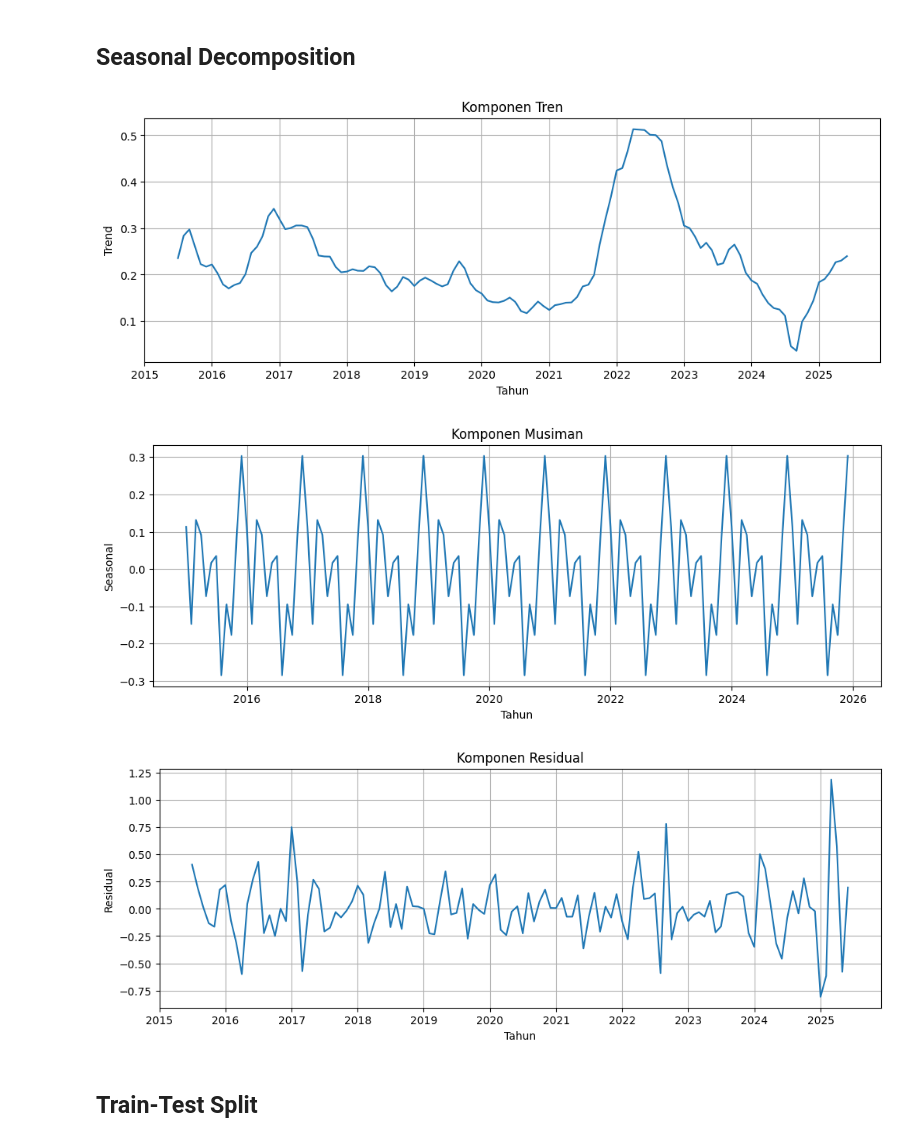
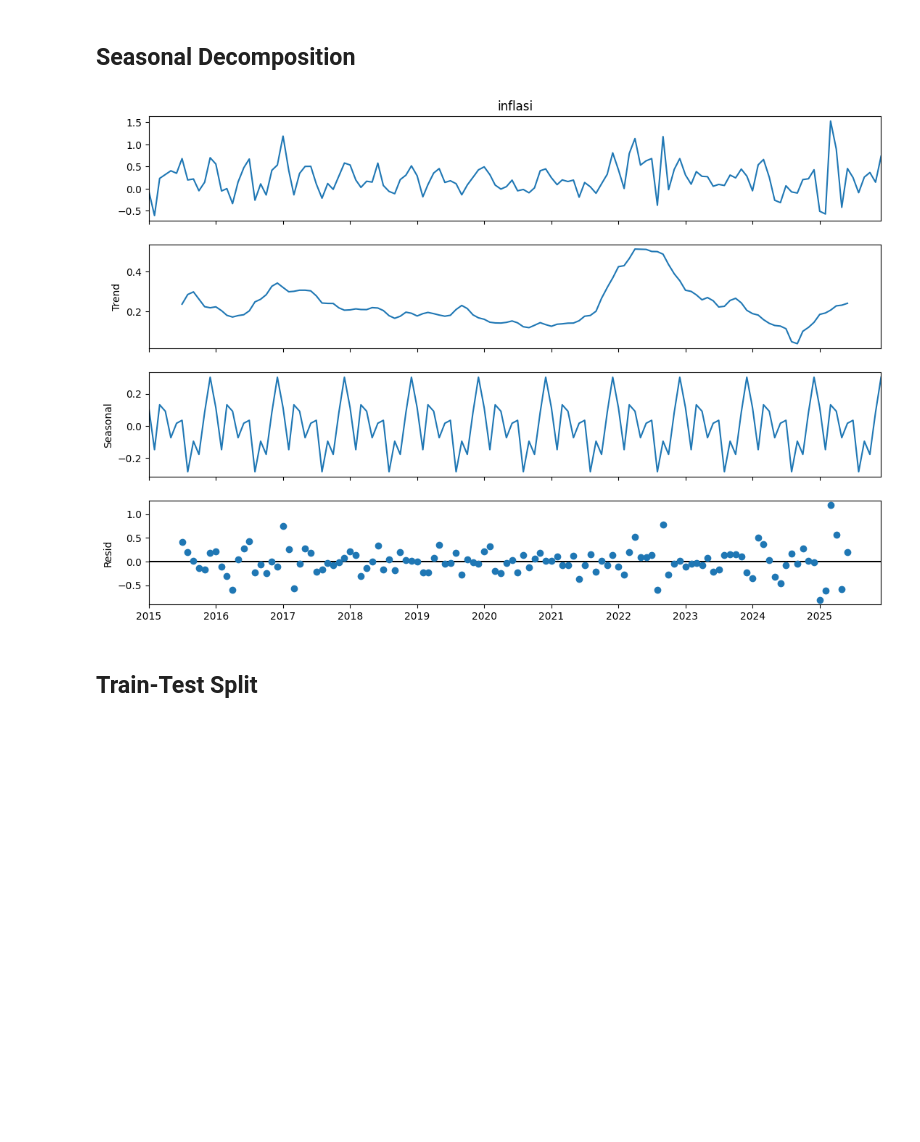
Before and after one commit to 14aprows/time-series-inflation-sarima-bps, a Jupyter notebook: PRW_FINAL.ipynb, the cells around one changed output. Drawn from its saved outputs; the diff is of its cells as text; code cells hidden in the pictures; blank space fills up the shorter version.

```diff
--- a/PRW_FINAL.ipynb
+++ b/PRW_FINAL.ipynb
@@ -88,37 +84,15 @@ plt.show()
 # %%
 decomposition = seasonal_decompose(
     df_jatim["inflasi"],
     model="additive",
     period=12
 )
 
-plt.figure(figsize=(12, 4))
-plt.plot(decomposition.trend)
-plt.title("Komponen Tren")
-plt.xlabel("Tahun")
-plt.ylabel("Trend")
-plt.grid(True)
+fig = decomposition.plot()
+fig.set_size_inches(12, 8)
 plt.show()
-
-plt.figure(figsize=(12, 4))
-plt.plot(decomposition.seasonal)
-plt.title("Komponen Musiman")
-plt.xlabel("Tahun")
-plt.ylabel("Seasonal")
-plt.grid(True)
-plt.show()
-
-plt.figure(figsize=(12, 4))
-plt.plot(decomposition.resid)
-plt.title("Komponen Residual")
-plt.xlabel("Tahun")
-plt.ylabel("Residual")
-plt.grid(True)
-plt.show()
 # %% [output]
-[figure, old version]
+[figure, new version]
-[figure, removed]
-[figure, removed]
 # %% [markdown]
 ## Train-Test Split
 # %%
```
Also changed, not shown: parts of 11 cells of this notebook.
